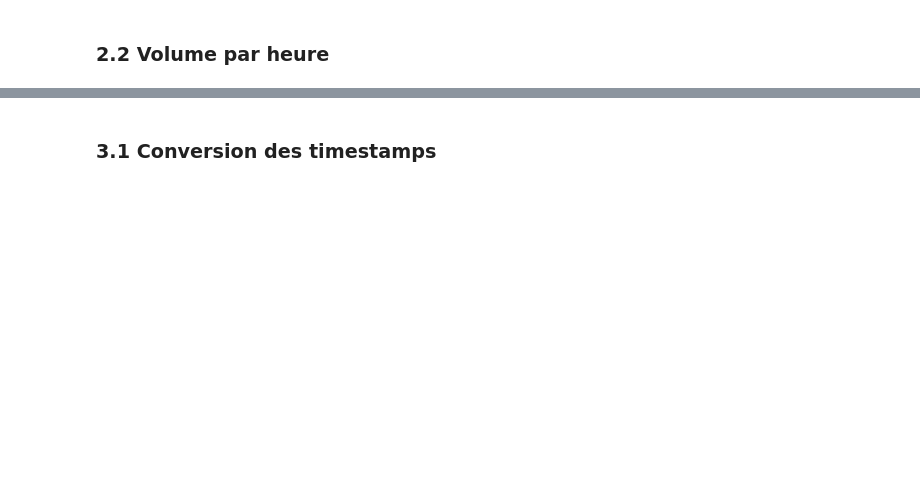
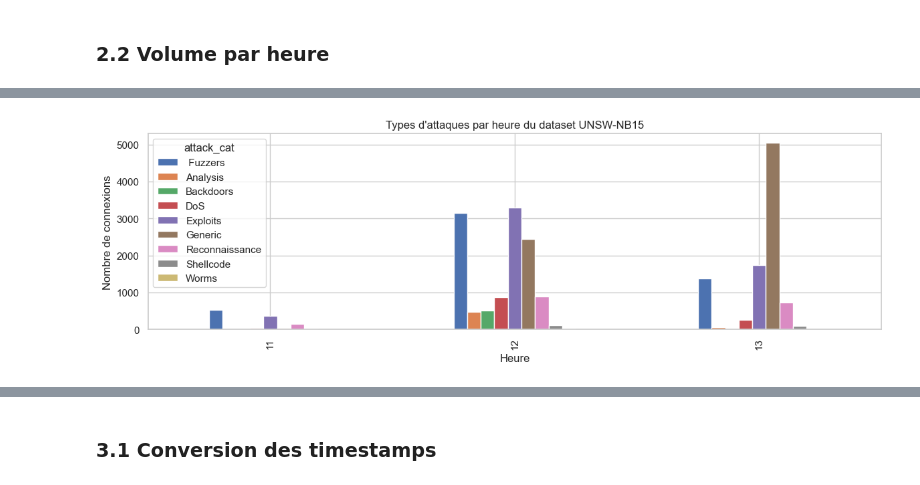
Before and after one commit to zinebzd/Stage, a Jupyter notebook: Semaine 2/EDA_part3.ipynb, the cells around one changed output, grey strips where cells are left out. Saved outputs shown, nothing was run; the diff lists cells and outputs as text; code cells hidden in the pictures; blank space fills up the shorter version.

```diff
--- a/Semaine 2/EDA_part3.ipynb
+++ b/Semaine 2/EDA_part3.ipynb
@@ -166,0 +192,9 @@ print(attaques_heure['Attaque'].sort_values(ascending=False).head())
+# %%
+df_unsw[df_unsw['Label']==1].groupby(['heure', 'attack_cat']).size().unstack(fill_value=0).plot(kind='bar')
+plt.title('Types d\'attaques par heure du dataset UNSW-NB15')
+plt.xlabel('Heure')
+plt.ylabel('Nombre de connexions')
+plt.tight_layout()
+plt.show()
+# %% [output]
+[figure, added]
```
Also changed, not shown: parts of 64 cells of this notebook, 1 other file.
